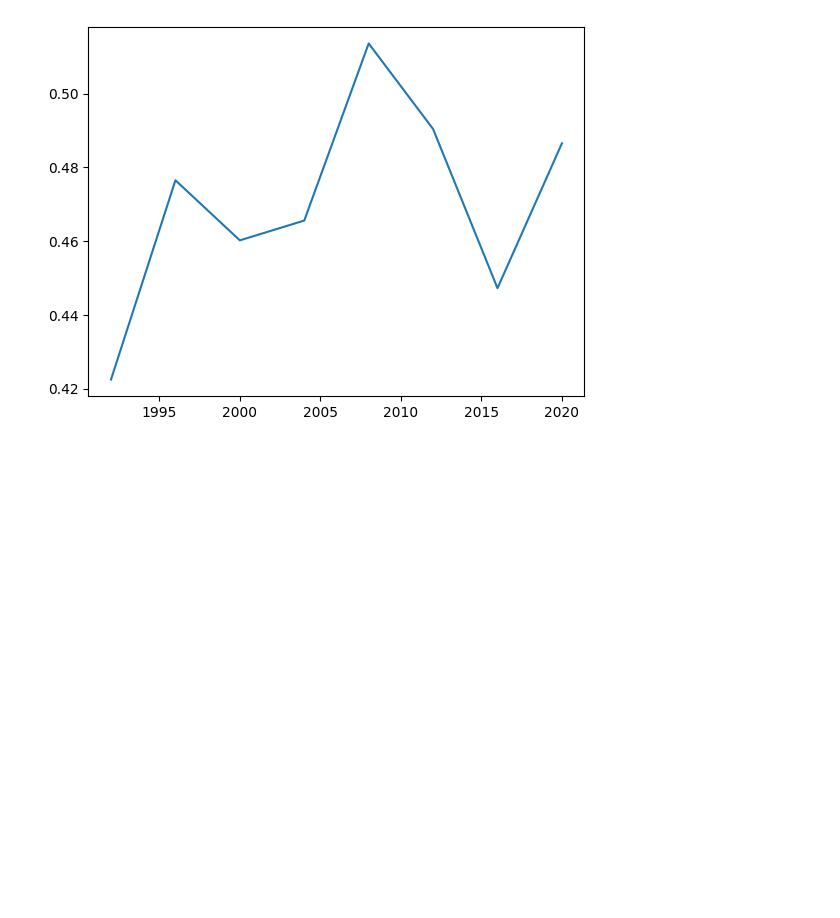
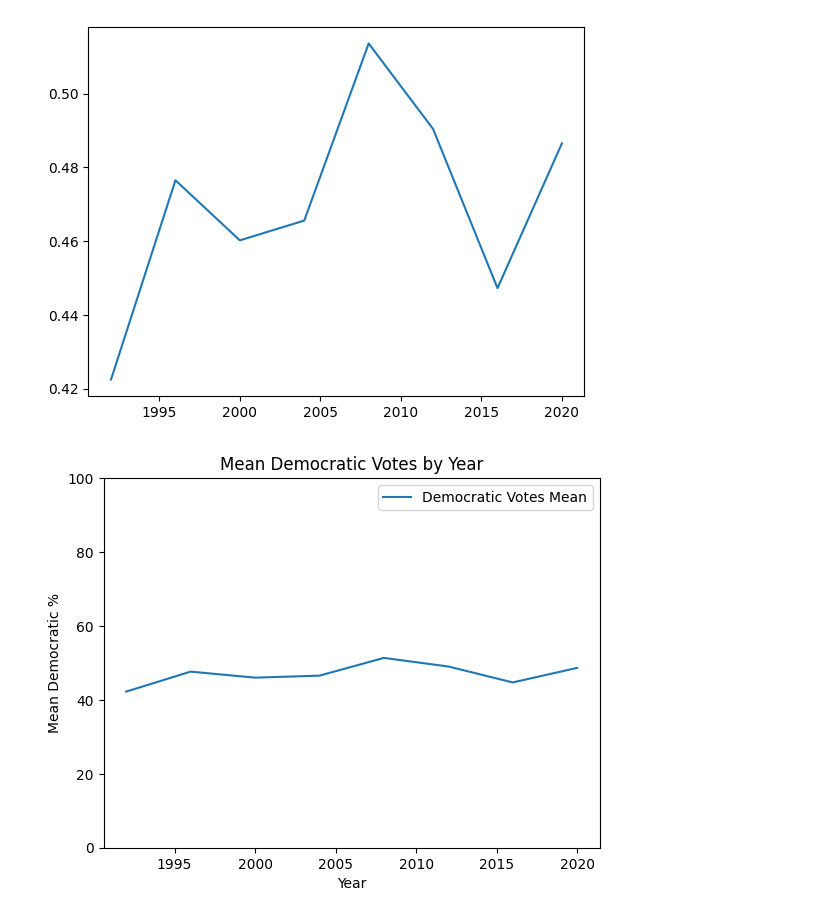
Before and after one commit to SzczypekJ/Predicting-USA-presidential-elections, a Jupyter notebook: test.ipynb, the cells around one changed output. Saved outputs shown, nothing was run; the diff lists cells and outputs as text; code cells hidden in the pictures; blank space fills up the shorter version.

Commit message:
Plots mean

```diff
--- a/test.ipynb
+++ b/test.ipynb
@@ -182,3 +182,19 @@ plt.plot(data["Year"].unique(), all_means, label=state)
 # %% [output]
 [<matplotlib.lines.Line2D at 0x...>]
 [figure]
+# %%
+years = [1992, 1996, 2000, 2004, 2008, 2012, 2016, 2020]
+
+mean_values = [data[data['Year'] == year]['Democratic %'].mean() for year in years]
+
+mean_values_percentage = [value * 100 for value in mean_values]
+
+plt.plot(years, mean_values_percentage, label='Democratic Votes Mean')
+plt.xlabel('Year')
+plt.ylabel('Mean Democratic %')
+plt.title('Mean Democratic Votes by Year')
+plt.ylim(0, 100)  # Ustawienie osi y od 0 do 100
+plt.legend()
+plt.show()
+# %% [output]
+[figure, added]
```
Also changed, not shown: parts of 3 cells of this notebook.
